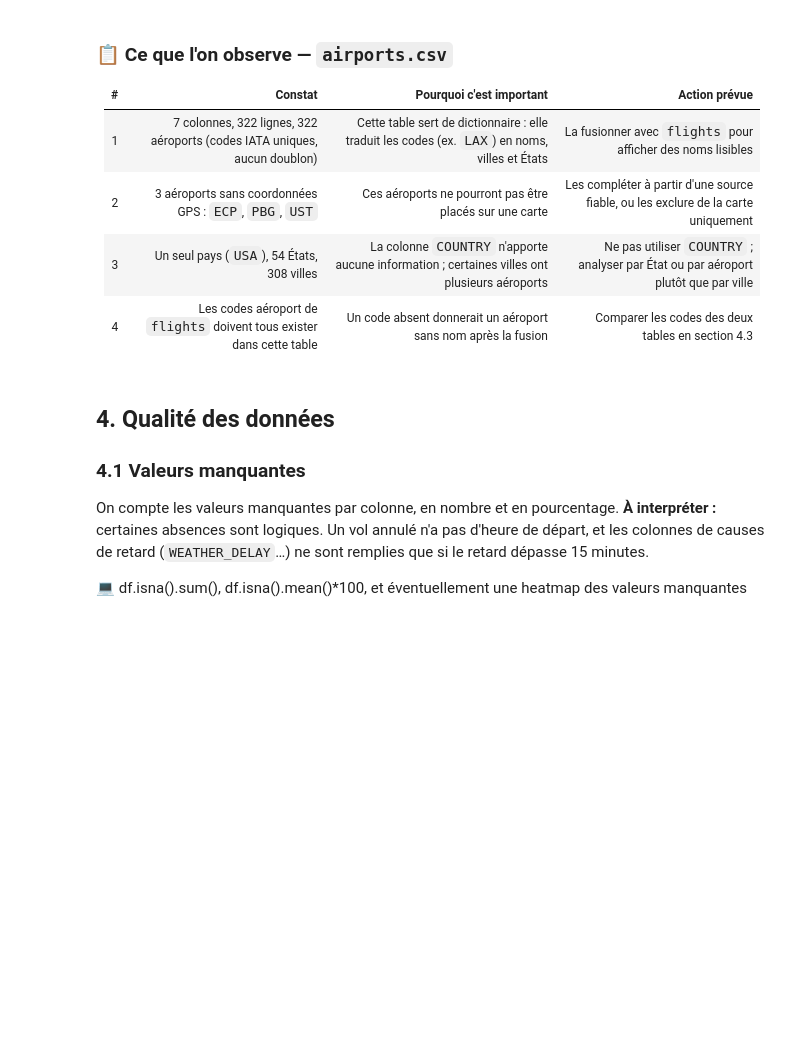
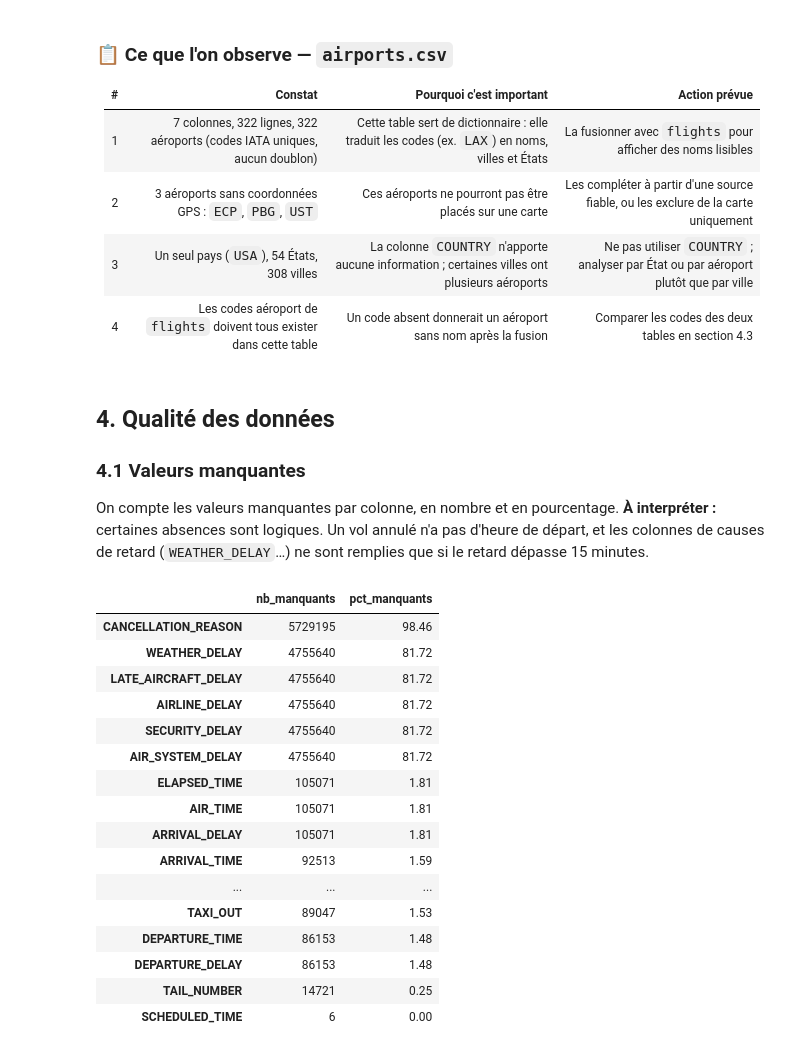
Before and after one commit to rovenmelloul/dazzle-dash, a Jupyter notebook: analyse.ipynb, the cells around one changed output. Cells and saved outputs as stored; diff of their text form; code cells hidden in the pictures; blank space fills up the shorter version.

```diff
--- a/analyse.ipynb
+++ b/analyse.ipynb
@@ -306,5 +308,27 @@ df_airports
 ### 4.1 Valeurs manquantes
 On compte les valeurs manquantes par colonne, en nombre et en pourcentage.
 **À interpréter :** certaines absences sont logiques. Un vol annulé n'a pas d'heure de départ, et les colonnes de causes de retard (`WEATHER_DELAY`…) ne sont remplies que si le retard dépasse 15 minutes.
-
-💻 df.isna().sum(), df.isna().mean()*100, et éventuellement une heatmap des valeurs manquantes
+# %%
+missing = pd.DataFrame({
+    "nb_manquants": df_flights.isna().sum(),
+    "pct_manquants": (df_flights.isna().mean() * 100).round(2),
+})
+missing[missing["nb_manquants"] > 0].sort_values("pct_manquants", ascending=False)
+# %% [output]
+|  | nb_manquants | pct_manquants |
+| CANCELLATION_REASON | 5729195 | 98.46 |
+| WEATHER_DELAY | 4755640 | 81.72 |
+| LATE_AIRCRAFT_DELAY | 4755640 | 81.72 |
+| AIRLINE_DELAY | 4755640 | 81.72 |
+| SECURITY_DELAY | 4755640 | 81.72 |
+| AIR_SYSTEM_DELAY | 4755640 | 81.72 |
+| ELAPSED_TIME | 105071 | 1.81 |
+| AIR_TIME | 105071 | 1.81 |
+| ARRIVAL_DELAY | 105071 | 1.81 |
+| ARRIVAL_TIME | 92513 | 1.59 |
+| ... | ... | ... |
+| TAXI_OUT | 89047 | 1.53 |
+| DEPARTURE_TIME | 86153 | 1.48 |
+| DEPARTURE_DELAY | 86153 | 1.48 |
+| TAIL_NUMBER | 14721 | 0.25 |
+| SCHEDULED_TIME | 6 | 0.00 |
```
Also changed, not shown: parts of 32 cells of this notebook, 1 other file.
